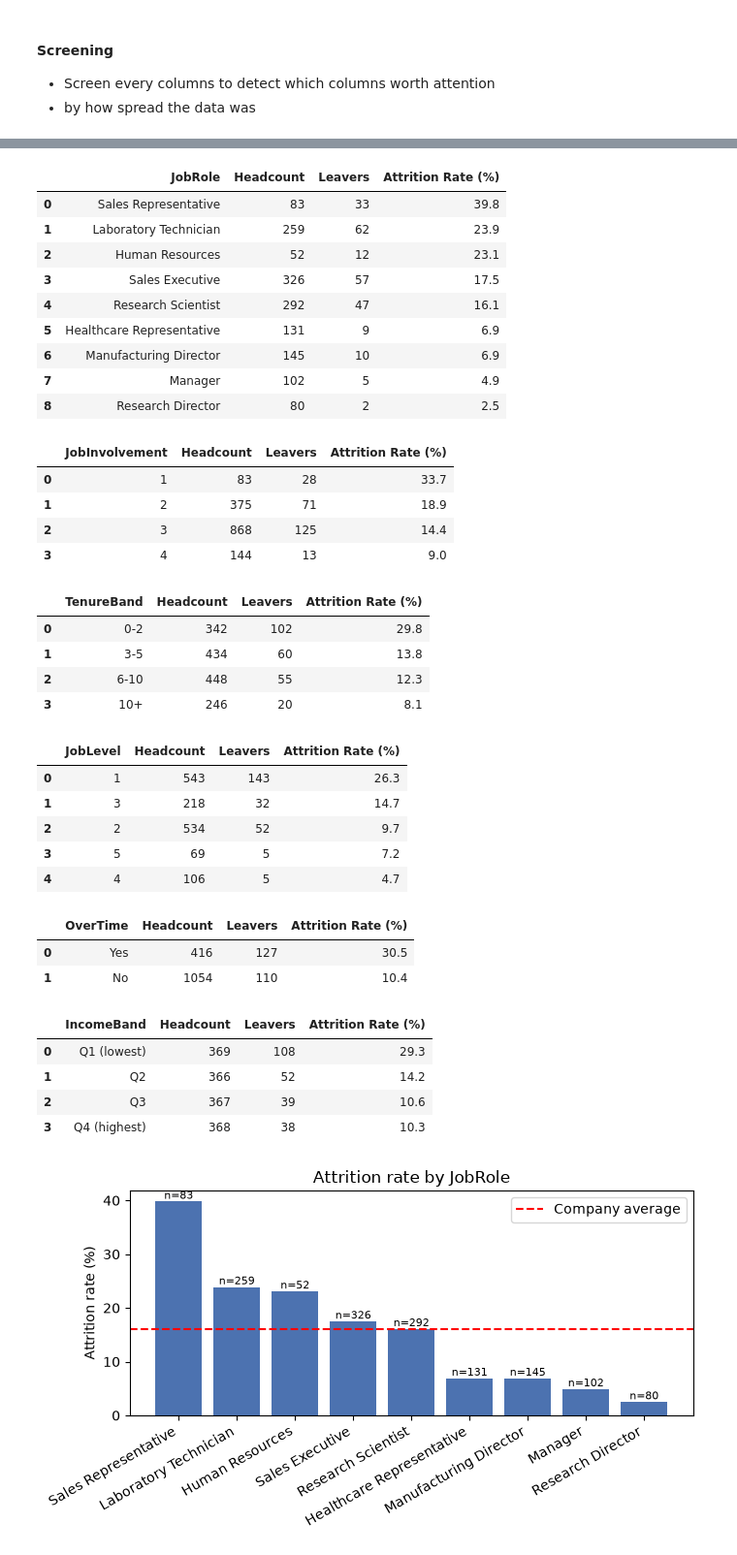
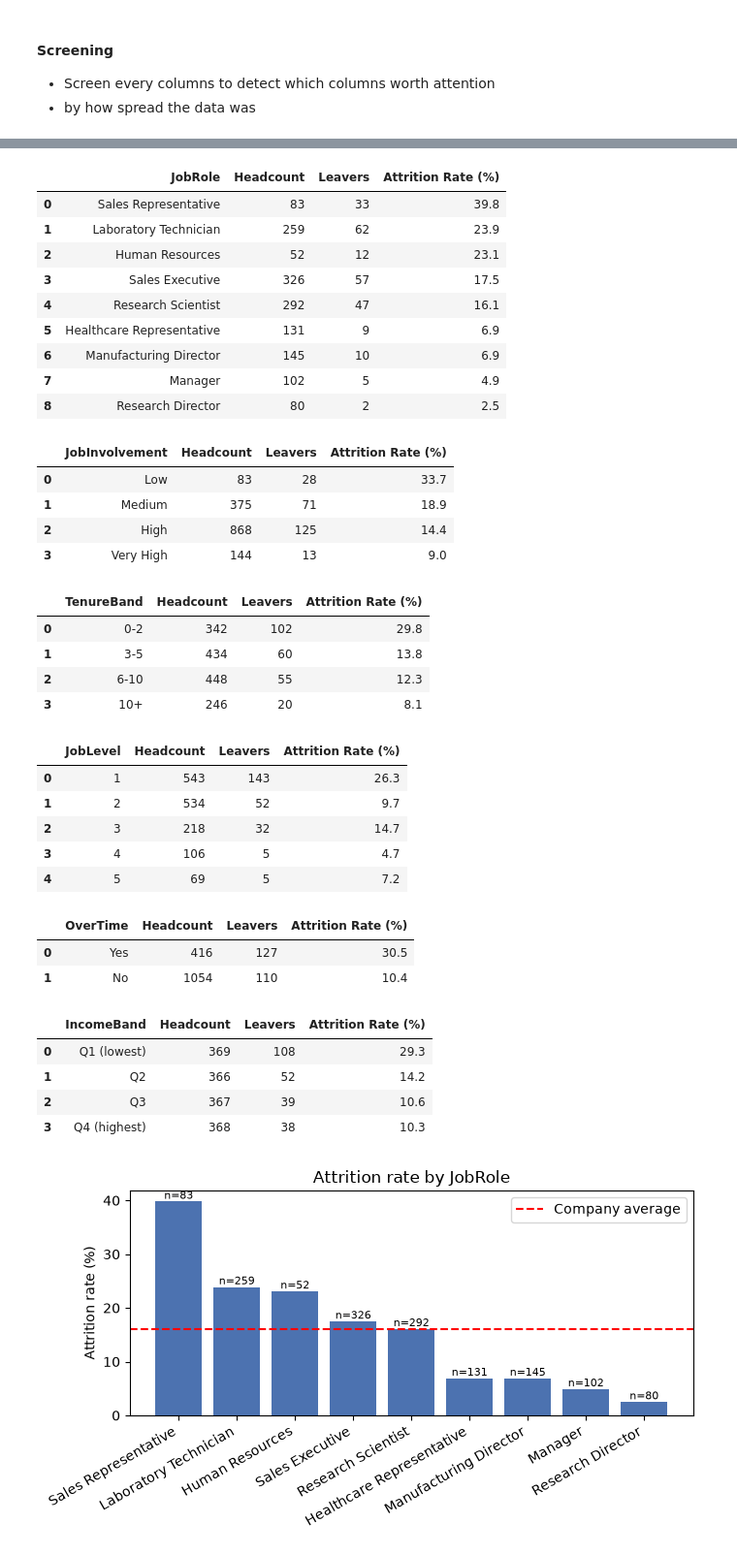
Before and after one commit to yezaw-zafki/Industrial-Analysis-EDA, a Jupyter notebook: HR analysis/IBM HR Analysis.ipynb, the cells around one changed output, grey strips where cells are left out. Shown at 97% size. Cells and saved outputs as stored; diff of their text form; code cells hidden in the pictures.

```diff
--- a/HR analysis/IBM HR Analysis.ipynb
+++ b/HR analysis/IBM HR Analysis.ipynb
@@ -260,4 +303,5 @@ screen
 # %%
+# reusable attrition analysis function
 def attrition_by(col, data=df, sort=True):
     out = (
         data.groupby(col, observed=True)["Attrition"]
@@ -269,48 +313,59 @@ def attrition_by(col, data=df, sort=True):
         out = out.sort_values("Attrition Rate (%)", ascending=False)
     return out.reset_index()
 
+# Bin separate
 df["TenureBand"] = pd.cut(df["YearsAtCompany"],
                           bins=[-1, 2, 5, 10, 50],
                           labels=["0-2", "3-5", "6-10", "10+"])
 
 df["IncomeBand"] = pd.qcut(df["MonthlyIncome"], 4,
                            labels=["Q1 (lowest)", "Q2", "Q3", "Q4 (highest)"])
 
+# Decoding
+job_involvement = attrition_by("JobInvolvement")
+job_involvement["JobInvolvement"] = job_involvement["JobInvolvement"].map({
+    1: "Low",
+    2: "Medium",
+    3: "High",
+    4: "Very High"
+})
+
+# Top 5 Screening
 display(
     attrition_by("JobRole"),
-    attrition_by("JobInvolvement"),
-    attrition_by("TenureBand", sort=False),   # keep natural order
-    attrition_by("JobLevel"),
+    job_involvement,
+    attrition_by("TenureBand", sort=False),
+    attrition_by("JobLevel", sort=False),
     attrition_by("OverTime"),
     attrition_by("IncomeBand", sort=False)
 )
 # %% [output]
 |  | JobRole | Headcount | Leavers | Attrition Rate (%) |
 | 0 | Sales Representative | 83 | 33 | 39.8 |
 | 1 | Laboratory Technician | 259 | 62 | 23.9 |
 | 2 | Human Resources | 52 | 12 | 23.1 |
 | 3 | Sales Executive | 326 | 57 | 17.5 |
 | 4 | Research Scientist | 292 | 47 | 16.1 |
 | 5 | Healthcare Representative | 131 | 9 | 6.9 |
 | 6 | Manufacturing Director | 145 | 10 | 6.9 |
 | 7 | Manager | 102 | 5 | 4.9 |
 | 8 | Research Director | 80 | 2 | 2.5 |
 |  | JobInvolvement | Headcount | Leavers | Attrition Rate (%) |
-| 0 | 1 | 83 | 28 | 33.7 |
-| 1 | 2 | 375 | 71 | 18.9 |
-| 2 | 3 | 868 | 125 | 14.4 |
-| 3 | 4 | 144 | 13 | 9.0 |
+| 0 | Low | 83 | 28 | 33.7 |
+| 1 | Medium | 375 | 71 | 18.9 |
+| 2 | High | 868 | 125 | 14.4 |
+| 3 | Very High | 144 | 13 | 9.0 |
 |  | TenureBand | Headcount | Leavers | Attrition Rate (%) |
 | 0 | 0-2 | 342 | 102 | 29.8 |
 | 1 | 3-5 | 434 | 60 | 13.8 |
 | 2 | 6-10 | 448 | 55 | 12.3 |
 | 3 | 10+ | 246 | 20 | 8.1 |
 |  | JobLevel | Headcount | Leavers | Attrition Rate (%) |
 | 0 | 1 | 543 | 143 | 26.3 |
-| 1 | 3 | 218 | 32 | 14.7 |
-| 2 | 2 | 534 | 52 | 9.7 |
-| 3 | 5 | 69 | 5 | 7.2 |
-| 4 | 4 | 106 | 5 | 4.7 |
+| 1 | 2 | 534 | 52 | 9.7 |
+| 2 | 3 | 218 | 32 | 14.7 |
+| 3 | 4 | 106 | 5 | 4.7 |
+| 4 | 5 | 69 | 5 | 7.2 |
 |  | OverTime | Headcount | Leavers | Attrition Rate (%) |
 | 0 | Yes | 416 | 127 | 30.5 |
 | 1 | No | 1054 | 110 | 10.4 |
```
Also changed, not shown: parts of 31 cells of this notebook.
